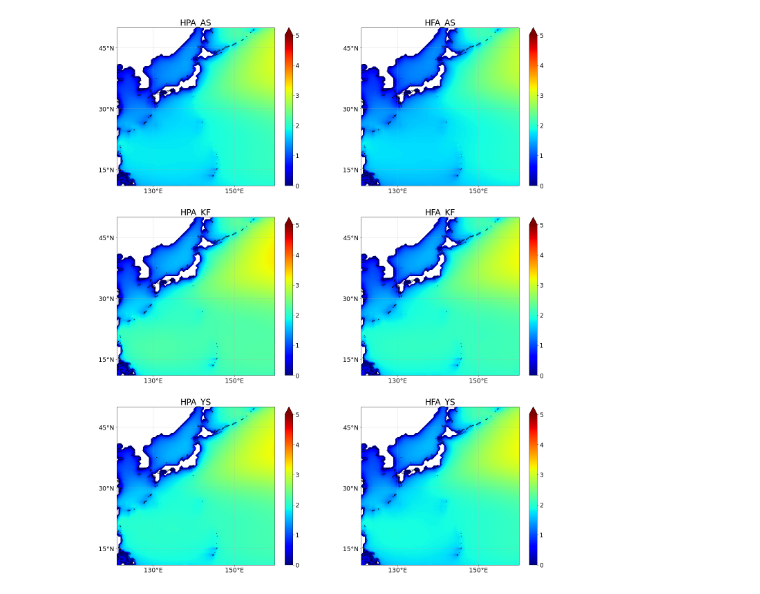
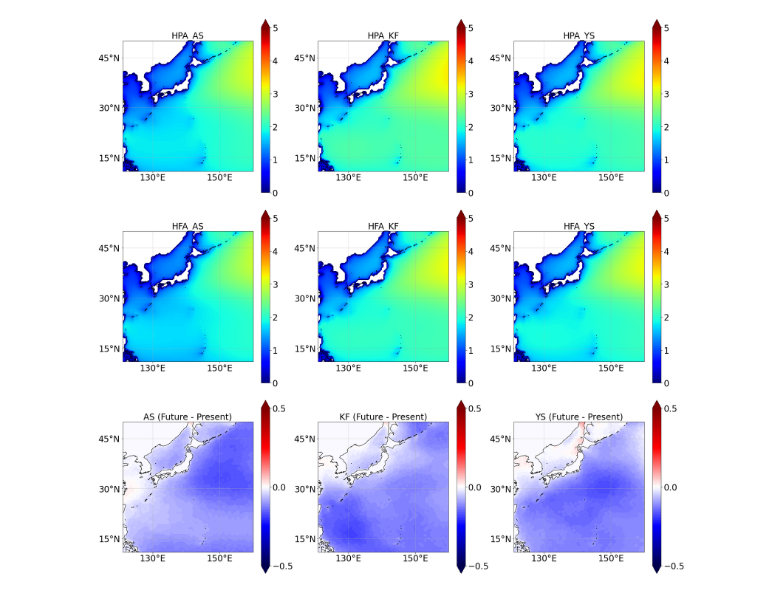
Before and after one commit to greedtn/MRI-AGCM3.2H, a Jupyter notebook: common/average_100.ipynb, the cells around one changed output. Drawn from its saved outputs; the diff is of its cells as text; code cells hidden in the pictures.

```diff
--- a/common/average_100.ipynb
+++ b/common/average_100.ipynb
@@ -51,75 +51,71 @@ for i in range(len(MODEL)):
         for i in range(79):
             for j in range(79):
                 if float(AVE_DATA_P[i][j]) > 0:
                     data_p[i][j] = float(AVE_DATA_P[i][j])
                 else:
                     data_p[i][j] = -0.01
 
     DATA_F.append(data_f)
     DATA_P.append(data_p)
 
 # 描画(平均値)
-fig = plt.figure(figsize=(20, 24))
+fig = plt.figure(figsize=(24, 24))
 levels = np.arange(0, 5.01, 0.01)
 cmap = copy.copy(mpl.cm.get_cmap("jet"))
-for i in range(6):
-    ax = fig.add_subplot(3, 2, i + 1, projection=ccrs.PlateCarree())
-    if i % 2 == 0:
-        a = plt.contourf(lons, lats, DATA_P[i // 2], levels=levels, transform=ccrs.PlateCarree(), cmap=cmap, extend='max')
-    else:
-        a = plt.contourf(lons, lats, DATA_F[i // 2], levels=levels, transform=ccrs.PlateCarree(), cmap=cmap, extend='max')
-    c_bar = plt.colorbar(a, ticks=[0, 1, 2, 3, 4, 5])
+for i in range(2):  # P or F
+    for j in range(3):  # model
+        ax = fig.add_subplot(3, 3, 3 * i + j + 1, projection=ccrs.PlateCarree())
+        if i == 0:
+            a = plt.contourf(lons, lats, DATA_P[j], levels=levels, transform=ccrs.PlateCarree(), cmap=cmap, extend='max')
+        else:
+            a = plt.contourf(lons, lats, DATA_F[j], levels=levels, transform=ccrs.PlateCarree(), cmap=cmap, extend='max')
+        c_bar = plt.colorbar(a, ticks=[0, 1, 2, 3, 4, 5])
+        ## ここからテンプレ
+        c_bar.ax.tick_params(labelsize=24)
+        c_bar.ax.yaxis.set_minor_locator(ticker.NullLocator())
+        ax.set_xticks([130,150], crs=ccrs.PlateCarree()) # gridを引く経度を指定 360にすると0Wが出ない
+        ax.set_yticks([15, 30, 45], crs=ccrs.PlateCarree()) # gridを引く緯度を指定
+        lon_formatter = LongitudeFormatter(zero_direction_label=True) # 経度
+        lat_formatter = LatitudeFormatter() # 緯度。formatを指定することも可能
+        ax.xaxis.set_major_formatter(lon_formatter)
+        ax.yaxis.set_major_formatter(lat_formatter)
+        ax.axes.tick_params(labelsize=24)
+        ax.grid()
+        gl = ax.gridlines(crs=ccrs.PlateCarree(), draw_labels=False, alpha=0.5) # 経度線・緯度線ラベルを無効
+        gl.xlocator = ticker.FixedLocator([130, 150]) # 経度線
+        gl.ylocator = ticker.FixedLocator([15, 30, 45]) # 緯度線
+        ax.coastlines()
+        ## ここまでテンプレ
+        if i == 0:
+            ax.set_title('HPA_' + MODEL[j], fontsize=24)
+        else:
+            ax.set_title('HFA_' + MODEL[j], fontsize=24)
+# 描画(平均値の差)
+levels = np.arange(-0.5, 0.51, 0.01)
+cmap = copy.copy(mpl.cm.get_cmap("seismic"))
+for i in range(3):
+    ax = fig.add_subplot(3, 3, i + 7, projection=ccrs.PlateCarree())
+    a = plt.contourf(lons, lats, DATA_F[i] - DATA_P[i], levels=levels, transform=ccrs.PlateCarree(), cmap=cmap, extend='both')
+    c_bar = plt.colorbar(a, ticks=[-0.5, 0, 0.5])
     ## ここからテンプレ
-    c_bar.ax.tick_params(labelsize=18)
+    c_bar.ax.tick_params(labelsize=24)
     c_bar.ax.yaxis.set_minor_locator(ticker.NullLocator())
     ax.set_xticks([130,150], crs=ccrs.PlateCarree()) # gridを引く経度を指定 360にすると0Wが出ない
     ax.set_yticks([15, 30, 45], crs=ccrs.PlateCarree()) # gridを引く緯度を指定
     lon_formatter = LongitudeFormatter(zero_direction_label=True) # 経度
     lat_formatter = LatitudeFormatter() # 緯度。formatを指定することも可能
     ax.xaxis.set_major_formatter(lon_formatter)
     ax.yaxis.set_major_formatter(lat_formatter)
-    ax.axes.tick_params(labelsize=18)
+    ax.axes.tick_params(labelsize=24)
     ax.grid()
     gl = ax.gridlines(crs=ccrs.PlateCarree(), draw_labels=False, alpha=0.5) # 経度線・緯度線ラベルを無効
     gl.xlocator = ticker.FixedLocator([130, 150]) # 経度線
     gl.ylocator = ticker.FixedLocator([15, 30, 45]) # 緯度線
     ax.coastlines()
     ## ここまでテンプレ
-    if i % 2 == 0:
-        ax.set_title('HPA_' + MODEL[i // 2], fontsize=24)
-    else:
-        ax.set_title('HFA_' + MODEL[i // 2], fontsize=24)
-plt.subplots_adjust(left=0.05, right=0.95, bottom=0.05, top=0.95)
+    ax.set_title(MODEL[i] + ' (Future - Present)', fontsize=24)
+plt.subplots_adjust(left=0.05, right=0.95, bottom=0.05, top=0.95, hspace=0.1)
 plt.savefig("../img/average_data.png")
 plt.show()
-
-# 描画(平均値の差)
-fig = plt.figure(figsize=(10, 24))
-levels = np.arange(-0.5, 0.51, 0.01)
-cmap = copy.copy(mpl.cm.get_cmap("seismic"))
-for i in range(3):
-    ax = fig.add_subplot(3, 1, i + 1, projection=ccrs.PlateCarree())
-    a = plt.contourf(lons, lats, DATA_F[i] - DATA_P[i], levels=levels, transform=ccrs.PlateCarree(), cmap=cmap, extend='both')
-    c_bar = plt.colorbar(a, ticks=[-0.5, 0, 0.5])
-    ## ここからテンプレ
-    c_bar.ax.tick_params(labelsize=18)
-    c_bar.ax.yaxis.set_minor_locator(ticker.NullLocator())
-    ax.set_xticks([130,150], crs=ccrs.PlateCarree()) # gridを引く経度を指定 360にすると0Wが出ない
-    ax.set_yticks([15, 30, 45], crs=ccrs.PlateCarree()) # gridを引く緯度を指定
-    lon_formatter = LongitudeFormatter(zero_direction_label=True) # 経度
-    lat_formatter = LatitudeFormatter() # 緯度。formatを指定することも可能
-    ax.xaxis.set_major_formatter(lon_formatter)
-    ax.yaxis.set_major_formatter(lat_formatter)
-    ax.axes.tick_params(labelsize=18)
-    ax.grid()
-    gl = ax.gridlines(crs=ccrs.PlateCarree(), draw_labels=False, alpha=0.5) # 経度線・緯度線ラベルを無効
-    gl.xlocator = ticker.FixedLocator([130, 150]) # 経度線
-    gl.ylocator = ticker.FixedLocator([15, 30, 45]) # 緯度線
-    ax.coastlines()
-    ## ここまでテンプレ
-    ax.set_title(MODEL[i], fontsize=24)
-plt.subplots_adjust(left=0.05, right=0.95, bottom=0.05, top=0.95)
-plt.savefig("../img/diff_of_average_data.png")
-plt.show()
 # %% [output]
-[figure, old version]
+[figure, new version]
```
Also changed, not shown: parts of 1 cell of this notebook, 4 other files.
